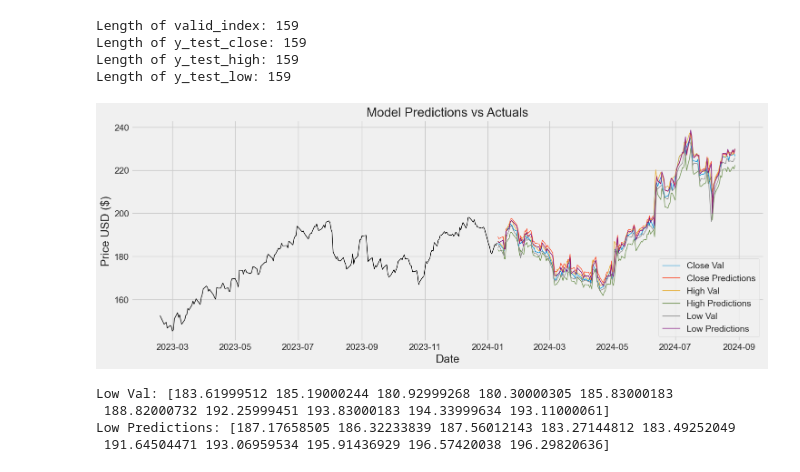
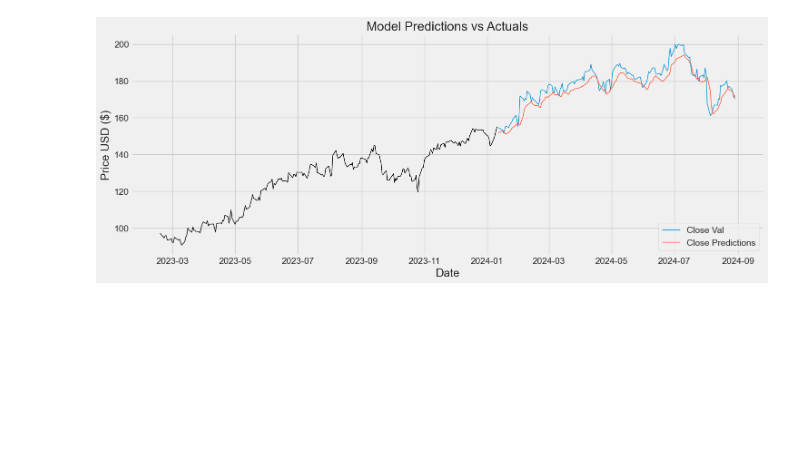
Before and after one commit to 5hiri/Stock-Market-Analysis-and-Prediction-using-LSTM, a Jupyter notebook: closepricepred.ipynb, the cells around one changed output. Drawn from its saved outputs; the diff is of its cells as text; code cells hidden in the pictures; blank space fills up the shorter version.

```diff
--- a/closepricepred.ipynb
+++ b/closepricepred.ipynb
@@ -60,7 +60,7 @@ yfinance: pandas_datareader support is deprecated & semi-broken so will be remov
 # Prediction the high price stock price of APPLE inc
 
 #Get the stock quote
-df = pdr.get_data_yahoo('AAPL', start='2012-01-01', end=datetime.now())
+df = pdr.get_data_yahoo('AMZN', start='2012-01-01', end=datetime.now())
 #show the data
 df
 # %% [output]
@@ -193,7 +193,7 @@ model_high.compile(optimizer='adam', loss='mean_squared_error')
 model_low.compile(optimizer='adam', loss='mean_squared_error')
 
 #train the model
-model_close.fit(x_train, y_train_close, batch_size=5, epochs=10)
-model_high.fit(x_train, y_train_high, batch_size=5, epochs=10)
-model_low.fit(x_train, y_train_low, batch_size=5, epochs=10)
+model_close.fit(x_train, y_train_close, batch_size=1, epochs=1)
+#model_high.fit(x_train, y_train_high, batch_size=1, epochs=1)
+#model_low.fit(x_train, y_train_low, batch_size=1, epochs=1)
 # %% [output]
@@ -218,9 +202,9 @@ Epoch 10/10
 # %%
 #Create the testing data set
 #Create a new array containing scaled values
-test_data_close = close_scaled_data[training_data_len - 60: , :]
-test_data_high = high_scaled_data[training_data_len - 60: , :]
-test_data_low = low_scaled_data[training_data_len - 60: , :]
+test_data_close = close_scaled_data[training_data_len - pred_length: , :]
+test_data_high = high_scaled_data[training_data_len - pred_length: , :]
+test_data_low = low_scaled_data[training_data_len - pred_length: , :]
 
 #Split the data into x_train and y_train sets
 x_test = []
@@ -230,11 +214,11 @@ y_test_low = low_dataset[training_data_len:, :]
 
 #print(y_test_close)
 
-for i in range(60, len(test_data_close)):
+for i in range(pred_length, len(test_data_close)):
     # Combine 'Close', 'High', and 'Low' data into one array for each time step
-    x_test.append(np.column_stack((test_data_close[i-60:i, 0],
-                                    test_data_high[i-60:i, 0],
-                                    test_data_low[i-60:i, 0])))
+    x_test.append(np.column_stack((test_data_close[i-pred_length:i, 0],
+                                    test_data_high[i-pred_length:i, 0],
+                                    test_data_low[i-pred_length:i, 0])))
 
 
 
@@ -280,10 +264,10 @@ Low: 29.050239317428026
 valid_index = close_data[training_data_len:training_data_len + len(y_test_close)].index
 
 
-print(f"Length of valid_index: {len(valid_index)}")
-print(f"Length of y_test_close: {len(y_test_close.flatten())}")
-print(f"Length of y_test_high: {len(y_test_high.flatten())}")
-print(f"Length of y_test_low: {len(y_test_low.flatten())}")
+# print(f"Length of valid_index: {len(valid_index)}")
+# print(f"Length of y_test_close: {len(y_test_close.flatten())}")
+# print(f"Length of y_test_high: {len(y_test_high.flatten())}")
+# print(f"Length of y_test_low: {len(y_test_low.flatten())}")
 
 # Ensure that the index matches the length of your y_test and predictions data
 assert len(valid_index) == len(y_test_close.flatten()), "Mismatch in lengths!"
@@ -291,43 +275,35 @@ assert len(valid_index) == len(y_test_close.flatten()), "Mismatch in lengths!"
 # Create a DataFrame for the validation data and predictions
 valid_data = pd.DataFrame({
     'Close': y_test_close.flatten(),
     'Close Predictions': predictions_close.flatten(),
     'High': y_test_high.flatten(),
     'High Predictions': predictions_high.flatten(),
     'Low': y_test_low.flatten(),
     'Low Predictions': predictions_low.flatten(),
 }, index=valid_index)  # Use the same index as the validation data
 
 # Visualize data
 plt.figure(figsize=(16, 6))
 plt.title('Model Predictions vs Actuals')
 plt.xlabel('Date', fontsize=18)
 plt.ylabel('Price USD ($)', fontsize=18)
 
 # Plot the actual training data for Close
 train_close = close_data[2800:training_data_len].copy()
 plt.plot(train_close.index, train_close['Close'], linewidth=1, color='black')
 
 # Plot the actual vs predicted values for Close, High, and Low
 plt.plot(valid_data.index, valid_data['Close'], linewidth=1, label='Close Val')
 plt.plot(valid_data.index, valid_data['Close Predictions'], linewidth=1, label='Close Predictions')
-plt.plot(valid_data.index, valid_data['High'], linewidth=1, label='High Val')
-plt.plot(valid_data.index, valid_data['High Predictions'], linewidth=1, label='High Predictions')
-plt.plot(valid_data.index, valid_data['Low'], linewidth=1, label='Low Val')
-plt.plot(valid_data.index, valid_data['Low Predictions'], linewidth=1, label='Low Predictions')
+# plt.plot(valid_data.index, valid_data['High'], linewidth=1, label='High Val')
+# plt.plot(valid_data.index, valid_data['High Predictions'], linewidth=1, label='High Predictions')
+# plt.plot(valid_data.index, valid_data['Low'], linewidth=1, label='Low Val')
+# plt.plot(valid_data.index, valid_data['Low Predictions'], linewidth=1, label='Low Predictions')
 
 # Adding the legend
 plt.legend(loc='lower right')
 
 # Show the plot
 plt.show()
 # %% [output]
-Length of valid_index: 159
-Length of y_test_close: 159
-Length of y_test_high: 159
-Length of y_test_low: 159
-[figure, old version]
+[figure, new version]
-Low Val: [183.61999512 185.19000244 180.92999268 180.30000305 185.83000183
- 188.82000732 192.25999451 193.83000183 194.33999634 193.11000061]
-Low Predictions: [187.17658505 186.32233839 187.56012143 183.27144812 183.49252049
- 191.64504471 193.06959534 195.91436929 196.57420038 196.29820636]
```
Also changed, not shown: parts of 8 cells of this notebook.
